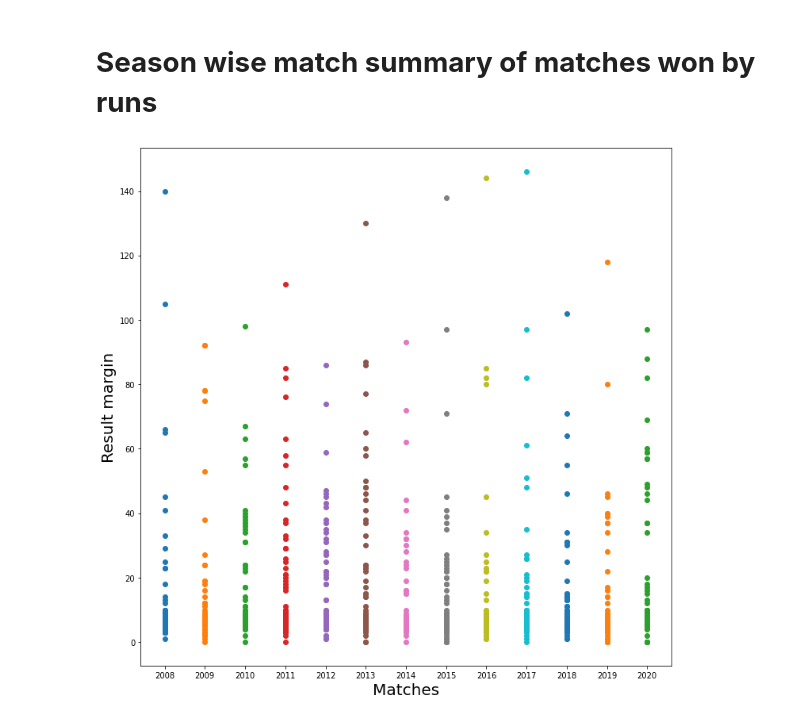
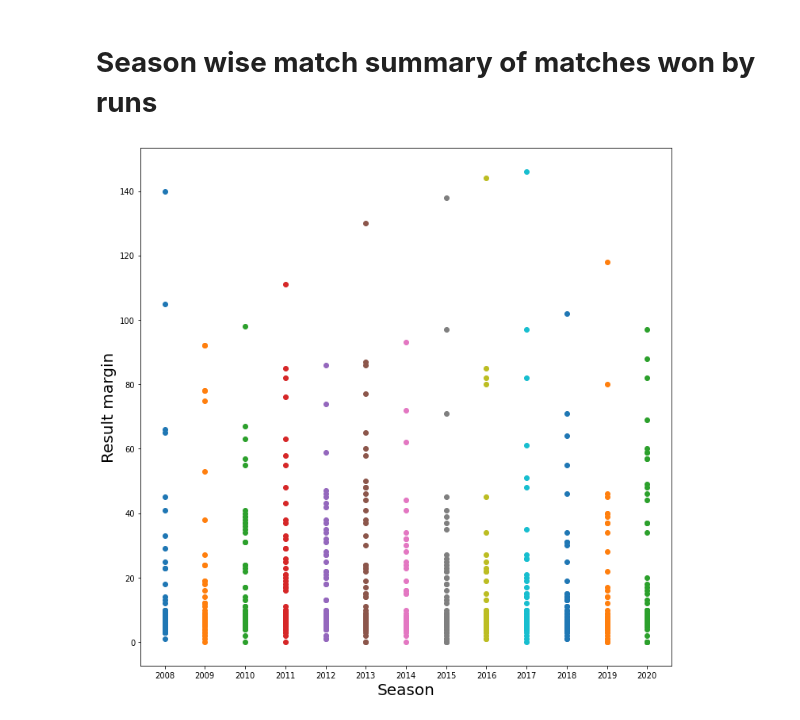
Before and after one commit to subhamyadav580/Data-Analysis-with-IPL-Dataset, a Jupyter notebook: IPL.ipynb, the cells around one changed output. Drawn from its saved outputs; the diff is of its cells as text; code cells hidden in the pictures.

```diff
--- a/IPL.ipynb
+++ b/IPL.ipynb
@@ -658,15 +658,15 @@ for year in years:
 # %%
 fig = plt.figure(figsize=(12, 12))
 
 ax = fig.add_subplot()
-plt.xlabel('Matches', fontsize=20)
+plt.xlabel('Season', fontsize=20)
 plt.ylabel('Result margin', fontsize=20)
 
 for xe, ye in zip(years, resultMargins):
     plt.scatter([xe] * len(ye), ye)
 
 ax.set_xticks(range(len(years)))
 ax.set_xticklabels(years)
 plt.show()
 # %% [output]
-[figure, old version]
+[figure, new version]
```
